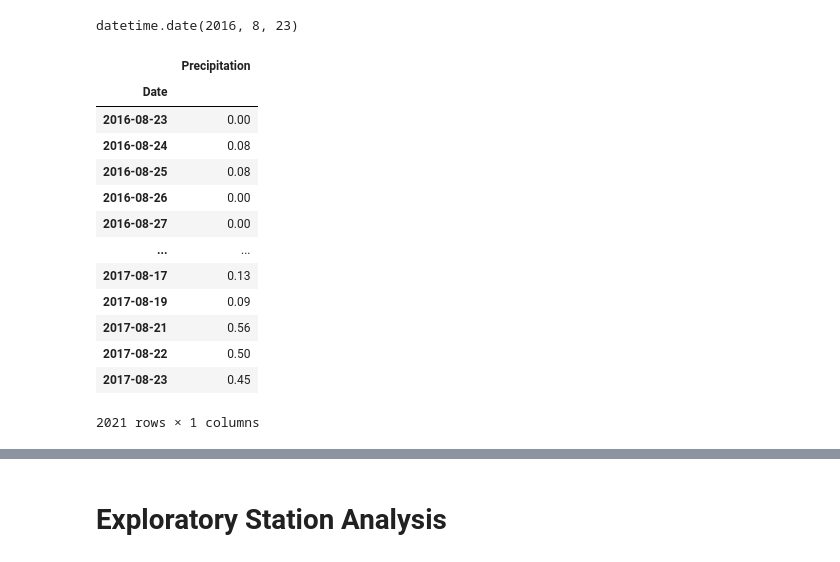
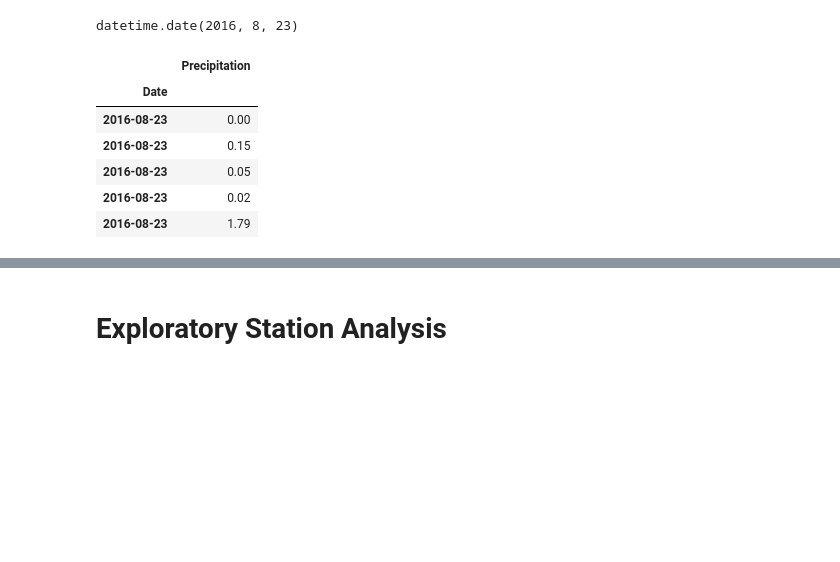
Before and after one commit to jenna-mk/sqlalchemy-challenge, a Jupyter notebook: Starter_Code/climate_starter.ipynb, the cells around one changed output, grey strips where cells are left out. Saved outputs shown, nothing was run; the diff lists cells and outputs as text; code cells hidden in the pictures; blank space fills up the shorter version.

Commit message:
Completed precipitation analysis/chart

```diff
--- a/Starter_Code/climate_starter.ipynb
+++ b/Starter_Code/climate_starter.ipynb
@@ -71,28 +71,22 @@ datetime.date(2016, 8, 23)
 # %%
 # Filter the results to retrieve only the values after August 23, 2016
 one_year_values = session.query(measurement.date, measurement.prcp).\
-    filter(measurement.date >= last_date)
+    filter(measurement.date >= last_date).\
+    order_by(measurement.date)
 # %%
 # Save the query results as a Pandas DataFrame. Explicitly set the column names
 precip_df = pd.DataFrame(one_year_values, columns=['Date', 'Precipitation'])
-precip_df.set_index(precip_df['Date'], inplace=True)
 
-# Clean up the data by dropping the date column and any columns with no data
-precip_df.drop(columns='Date', inplace=True)
+# Clean up the data by dropping any columns with no data and setting the date column
+# as the index
 precip_df = precip_df.dropna()
-precip_df
+precip_df.set_index('Date', inplace=True)
+precip_df.head()
 # %% [output]
 |  | Precipitation |
 | Date |  |
 | 2016-08-23 | 0.00 |
-| 2016-08-24 | 0.08 |
-| 2016-08-25 | 0.08 |
-| 2016-08-26 | 0.00 |
-| 2016-08-27 | 0.00 |
-| ... | ... |
-| 2017-08-17 | 0.13 |
-| 2017-08-19 | 0.09 |
-| 2017-08-21 | 0.56 |
-| 2017-08-22 | 0.50 |
-| 2017-08-23 | 0.45 |
+| 2016-08-23 | 0.15 |
+| 2016-08-23 | 0.05 |
+| 2016-08-23 | 0.02 |
+| 2016-08-23 | 1.79 |
-2021 rows × 1 columns
```
Also changed, not shown: parts of 8 cells of this notebook.
